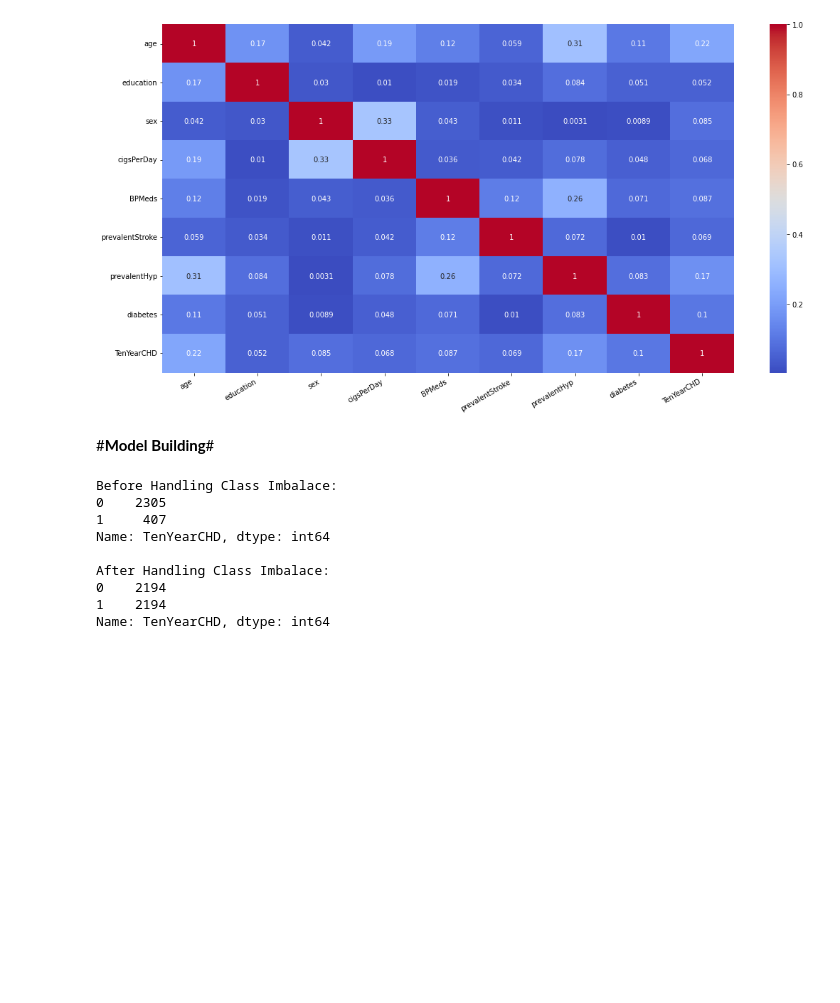
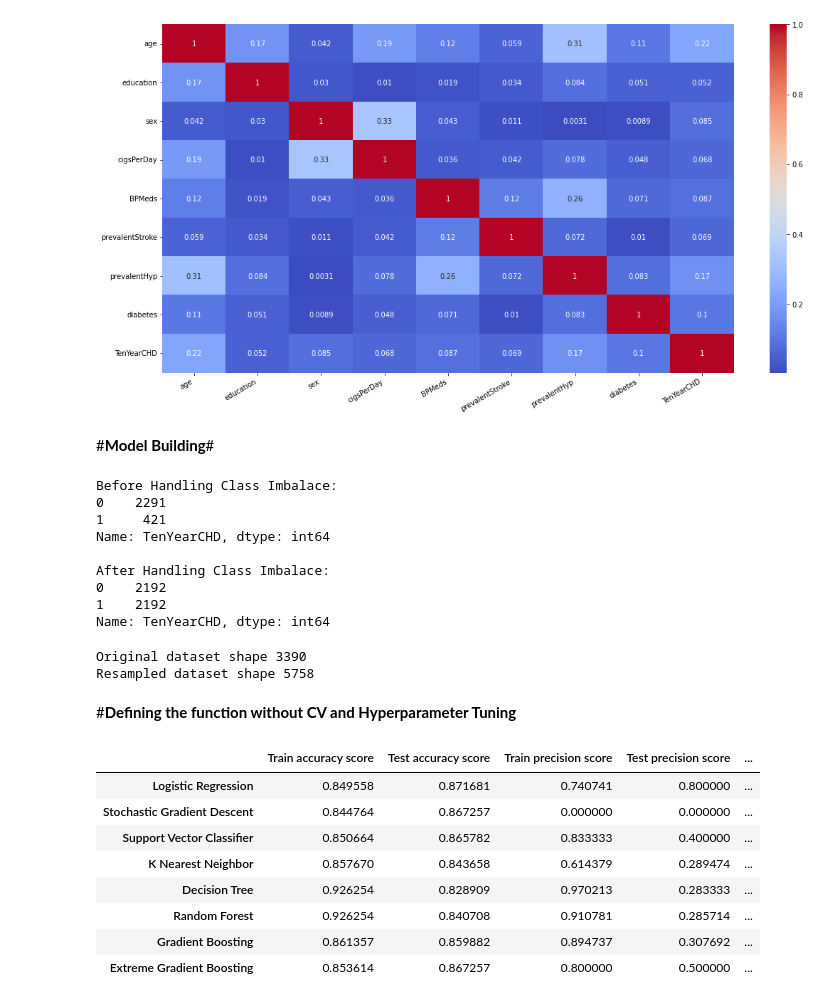
Before and after one commit to sksamima5/Cardiovascular-Risk-Prediction, a Jupyter notebook: Cardiovascular_Risk_Prediction_.ipynb, the cells around one changed output. Drawn from its saved outputs; the diff is of its cells as text; code cells hidden in the pictures; blank space fills up the shorter version.

```diff
--- a/Cardiovascular_Risk_Prediction_.ipynb
+++ b/Cardiovascular_Risk_Prediction_.ipynb
@@ -540,5 +534,0 @@ features = [i for i in df.columns if i not in['TenYearCHD']]
-# %%
-#Fitting into the train and test split
-X = scaler.fit_transform(df[independent_variables])
-y = df['TenYearCHD']
-X_train, y_train, X_test, y_test = train_test_split(X, y, test_size=0.2, random_state=4)
@@ -548,15 +535,57 @@ X_smote, y_smote = SMOTETomek(random_state=4).fit_resample(X_train, y_train)
 # %%
-#Checking Value counts for both classes Before and After handling Class Imbalance
-for col,label in [[y_train,'Before'],[y_smote, 'After']]:
-  print(label+' Handling Class Imbalace:')
+#Defining variables required
+scaler = MinMaxScaler()
+X_train_scaled = scaler.fit_transform(X_train)
+X_test_scaled = scaler.transform(X_test)
+
+
+#Splitting the data into train and test
+X = scaler.fit_transform(df[independent_variables])
+y = df['TenYearCHD']
+X_train, X_test, y_train, y_test = train_test_split(X, y, test_size = 0.2, random_state = 4)
+
+#Handling class imbalance by oversampling followed by removing the Tomek link
+X_smote, y_smote = SMOTETomek(random_state=4).fit_resample(X_train, y_train)
+
+#Checking Value counts for both classes Before and After handling Class Imbalance:
+for col,label in [[y_train,"Before"],[y_smote,'After']]:
+  print(label +' Handling Class Imbalace:')
   print(col.value_counts(),'\n')
 # %% [output]
 Before Handling Class Imbalace:
-0    2305
-1     407
+0    2291
+1     421
 Name: TenYearCHD, dtype: int64
 
 After Handling Class Imbalace:
-0    2194
-1    2194
+0    2192
+1    2192
 Name: TenYearCHD, dtype: int64
+# %%
+#importing SMote to make our dataset balanced
+from imblearn.over_sampling import SMOTE
+
+smote = SMOTE()
+
+# fit predictor and target variable
+X_smote, y_smote = smote.fit_resample(X,y)
+
+print('Original dataset shape', len(df))
+print('Resampled dataset shape', len(y_smote))
+# %% [output]
+Original dataset shape 3390
+Resampled dataset shape 5758
+# %% [markdown]
+#**Defining the function without CV and Hyperparameter Tuning**
+# %%
+#Creating an empty list for storing scoring metrics
+train_accuracy_sco = []
+test_accuracy_sco = []
+train_roc_sco = []
+test_roc_sco = []
+train_f1_sco = []
+test_f1_sco = []
+train_precision_sco = []
+test_precision_sco = []
+train_recall_sco = []
+test_recall_sco = []
@@ -562,0 +651,14 @@ Name: TenYearCHD, dtype: int64
+# %%
+scores = matrix_without_hp(X_train_scaled,X_test_scaled,y_train,y_test)
+# %%
+pd.DataFrame(scores)
+# %% [output]
+|  | Train accuracy score | Test accuracy score | Train precision score | Test precision score | ... |
+| Logistic Regression | 0.849558 | 0.871681 | 0.740741 | 0.800000 | ... |
+| Stochastic Gradient Descent | 0.844764 | 0.867257 | 0.000000 | 0.000000 | ... |
+| Support Vector Classifier | 0.850664 | 0.865782 | 0.833333 | 0.400000 | ... |
+| K Nearest Neighbor | 0.857670 | 0.843658 | 0.614379 | 0.289474 | ... |
+| Decision Tree | 0.926254 | 0.828909 | 0.970213 | 0.283333 | ... |
+| Random Forest | 0.926254 | 0.840708 | 0.910781 | 0.285714 | ... |
+| Gradient Boosting | 0.861357 | 0.859882 | 0.894737 | 0.307692 | ... |
+| Extreme Gradient Boosting | 0.853614 | 0.867257 | 0.800000 | 0.500000 | ... |
```
Also changed, not shown: parts of 3 cells of this notebook.
